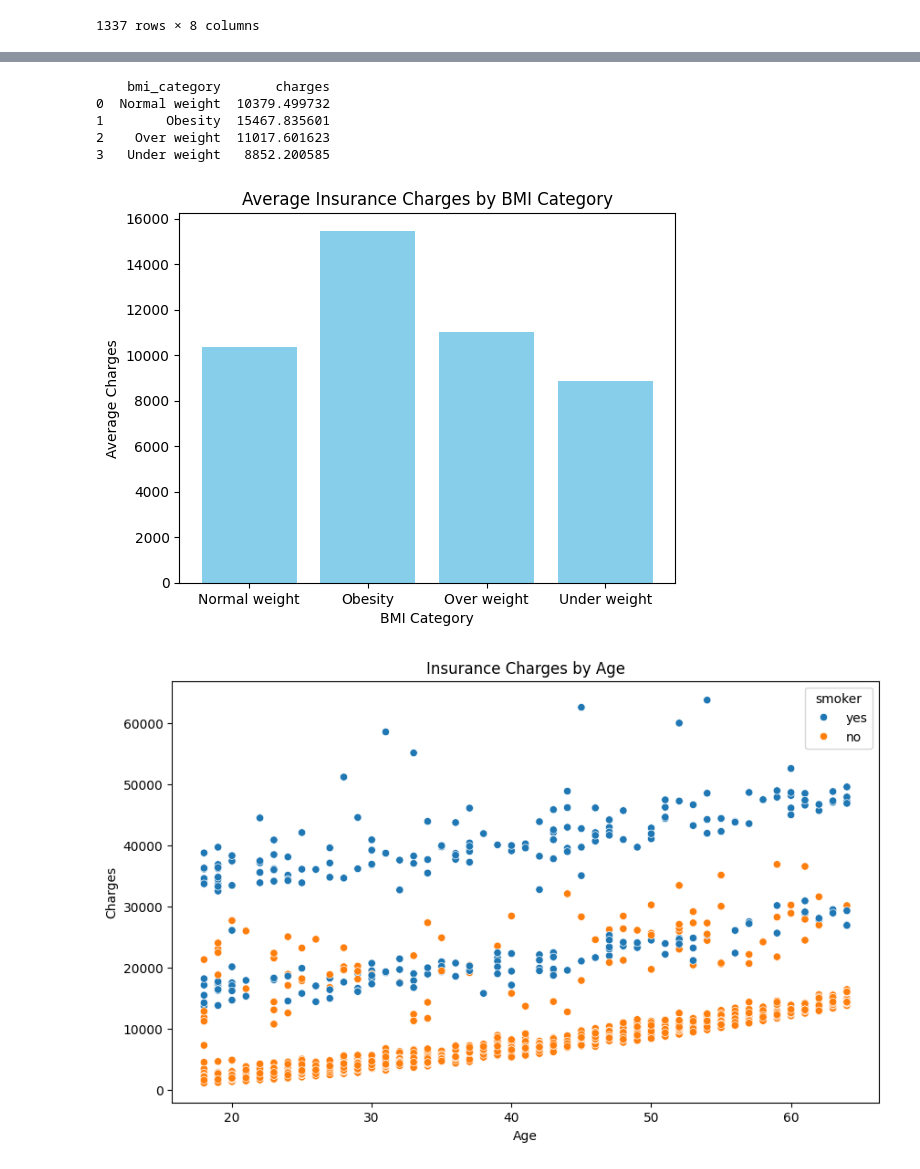
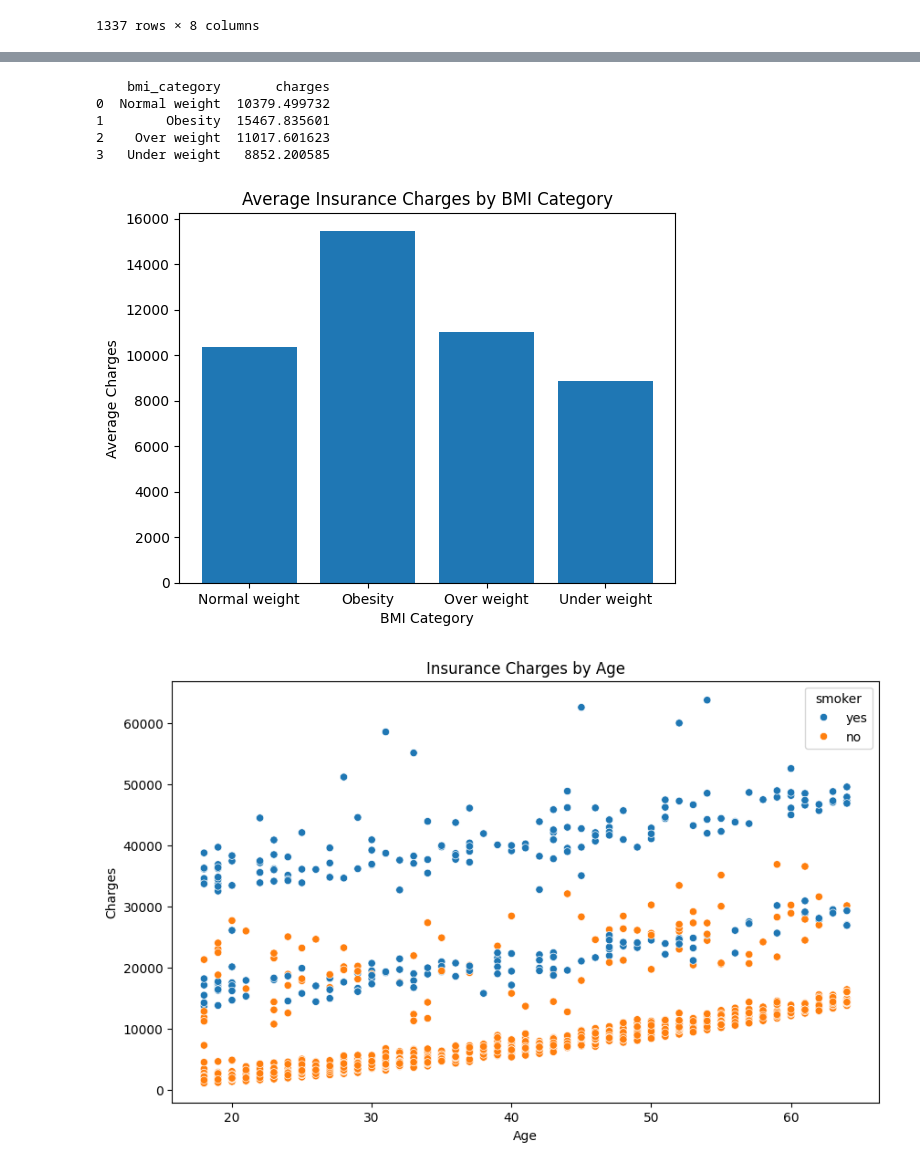
Before and after one commit to payal-kanani/healthcare-insurance-analysis, a Jupyter notebook: jupyter_notebooks/initial_visualisation.ipynb, the cells around one changed output, grey strips where cells are left out. Drawn from its saved outputs; the diff is of its cells as text; code cells hidden in the pictures.

```diff
--- a/jupyter_notebooks/initial_visualisation.ipynb
+++ b/jupyter_notebooks/initial_visualisation.ipynb
@@ -34,19 +34,19 @@ plt.show()
 # %%
 # Calculate average charges by BMI category
 bmi_charges = df.groupby('bmi_category')['charges'].mean().reset_index()
 print(bmi_charges)
-plt.bar(bmi_charges['bmi_category'].astype(str), bmi_charges['charges'], color='skyblue')
+plt.bar(x= bmi_charges['bmi_category'].astype(str), height=bmi_charges['charges'])
 plt.title('Average Insurance Charges by BMI Category')
 plt.xlabel('BMI Category')
 plt.ylabel('Average Charges')
 plt.show()
 # %% [output]
     bmi_category       charges
 0  Normal weight  10379.499732
 1        Obesity  15467.835601
 2    Over weight  11017.601623
 3   Under weight   8852.200585
-[figure, old version]
+[figure, new version]
 # %%
 # Cheking average insurance charges by age using seaborn
 plt.figure(figsize=(10,6))
```
Also changed, not shown: parts of 5 cells of this notebook.
